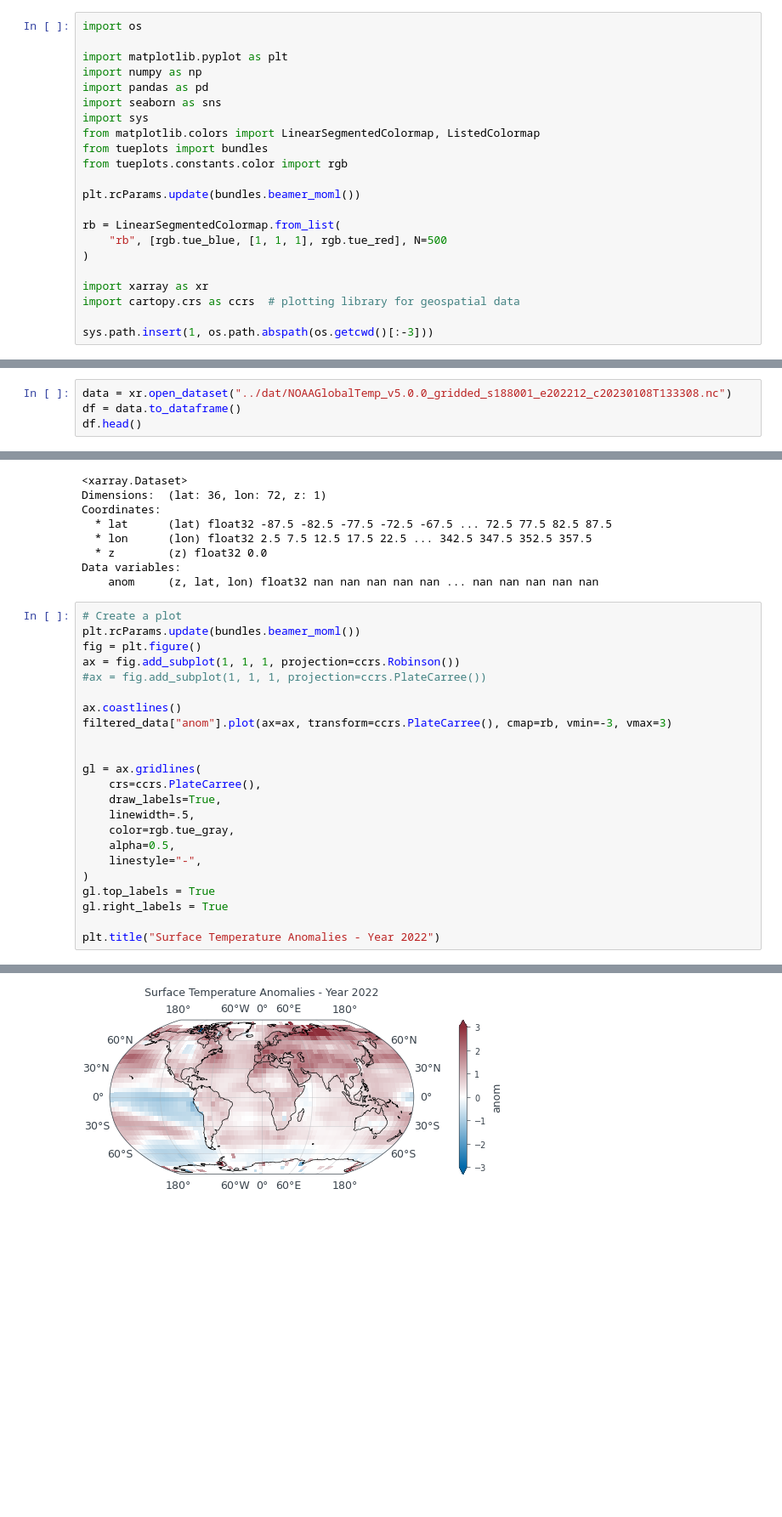
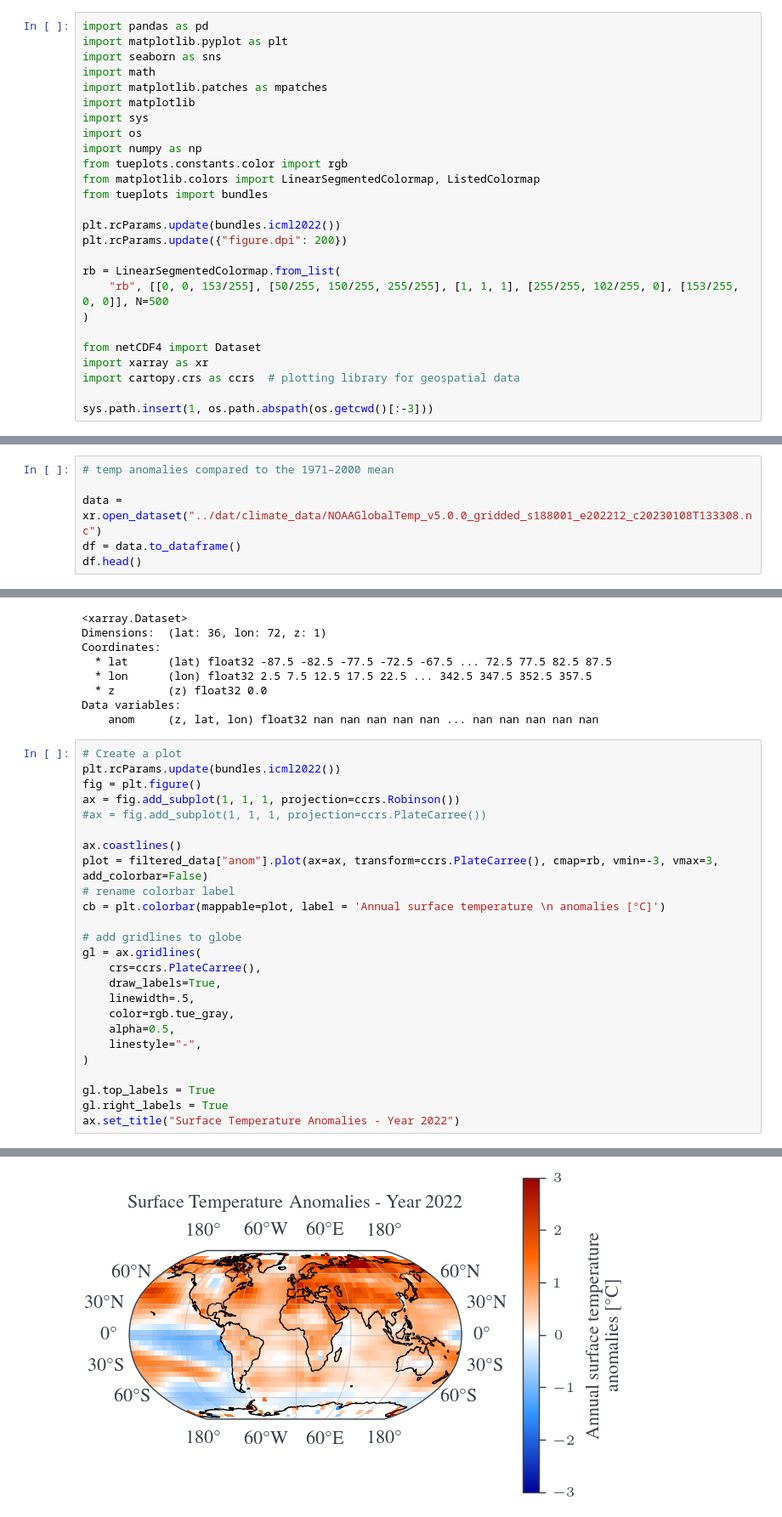
Before and after one commit to am9zZWY/team-aqua, a Jupyter notebook: exp/exp_global_temperature.ipynb, the cells around one changed output, grey strips where cells are left out. Shown at 85% size. Saved outputs shown, nothing was run; the diff lists cells and outputs as text; blank space fills up the shorter version.

```diff
--- a/exp/exp_global_temperature.ipynb
+++ b/exp/exp_global_temperature.ipynb
@@ -3,21 +1,25 @@
 # %%
+import pandas as pd
+import matplotlib.pyplot as plt
+import seaborn as sns
+import math
+import matplotlib.patches as mpatches
+import matplotlib
+import sys
 import os
-
-import matplotlib.pyplot as plt
 import numpy as np
-import pandas as pd
-import seaborn as sns
-import sys
+from tueplots.constants.color import rgb
 from matplotlib.colors import LinearSegmentedColormap, ListedColormap
 from tueplots import bundles
-from tueplots.constants.color import rgb
 
-plt.rcParams.update(bundles.beamer_moml())
+plt.rcParams.update(bundles.icml2022())
+plt.rcParams.update({"figure.dpi": 200})
 
 rb = LinearSegmentedColormap.from_list(
-    "rb", [rgb.tue_blue, [1, 1, 1], rgb.tue_red], N=500
+    "rb", [[0, 0, 153/255], [50/255, 150/255, 255/255], [1, 1, 1], [255/255, 102/255, 0], [153/255, 0, 0]], N=500
 )
 
+from netCDF4 import Dataset
 import xarray as xr
 import cartopy.crs as ccrs  # plotting library for geospatial data
 
@@ -25,7 +27,9 @@ sys.path.insert(1, os.path.abspath(os.getcwd()[:-3]))
 # %% [markdown]
 Import Data
 # %%
-data = xr.open_dataset("../dat/NOAAGlobalTemp_v5.0.0_gridded_s188001_e202212_c20230108T133308.nc")
+# temp anomalies compared to the 1971–2000 mean
+
+data = xr.open_dataset("../dat/climate_data/NOAAGlobalTemp_v5.0.0_gridded_s188001_e202212_c20230108T133308.nc")
 df = data.to_dataframe()
 df.head()
 # %% [output]
@@ -79,27 +83,29 @@ Data variables:
     anom     (z, lat, lon) float32 nan nan nan nan nan ... nan nan nan nan nan
 # %%
 # Create a plot
-plt.rcParams.update(bundles.beamer_moml())
+plt.rcParams.update(bundles.icml2022())
 fig = plt.figure()
 ax = fig.add_subplot(1, 1, 1, projection=ccrs.Robinson())
 #ax = fig.add_subplot(1, 1, 1, projection=ccrs.PlateCarree())
 
 ax.coastlines()
-filtered_data["anom"].plot(ax=ax, transform=ccrs.PlateCarree(), cmap=rb, vmin=-3, vmax=3)
+plot = filtered_data["anom"].plot(ax=ax, transform=ccrs.PlateCarree(), cmap=rb, vmin=-3, vmax=3, add_colorbar=False)
+# rename colorbar label
+cb = plt.colorbar(mappable=plot, label = 'Annual surface temperature \n anomalies [°C]')
 
-
+# add gridlines to globe
 gl = ax.gridlines(
     crs=ccrs.PlateCarree(),
     draw_labels=True,
     linewidth=.5,
     color=rgb.tue_gray,
     alpha=0.5,
     linestyle="-",
 )
+
 gl.top_labels = True
 gl.right_labels = True
-
-plt.title("Surface Temperature Anomalies - Year 2022")
+ax.set_title("Surface Temperature Anomalies - Year 2022")
 # %% [output]
 Text(0.5, 1.0, 'Surface Temperature Anomalies - Year 2022')
-[figure, old version]
+[figure, new version]
```
Also changed, not shown: parts of 5 cells of this notebook, 7 other files.
